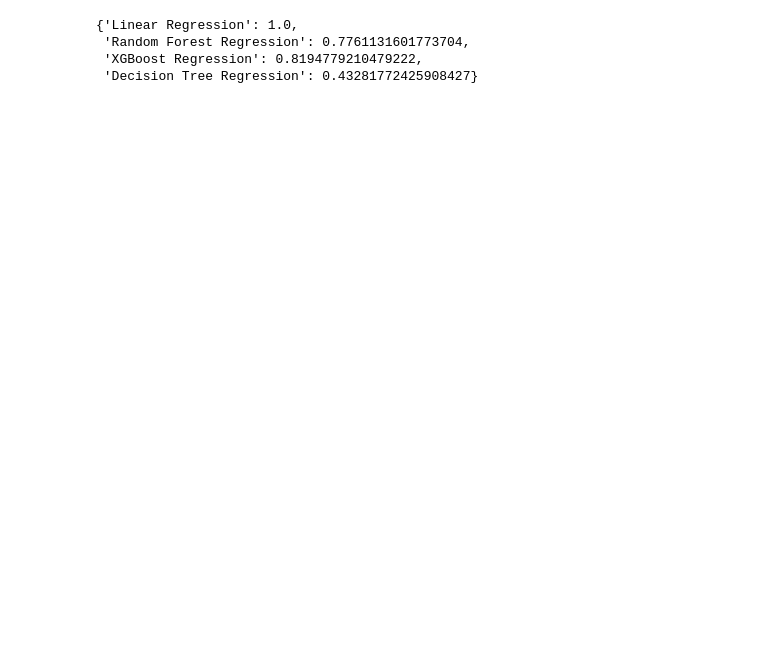
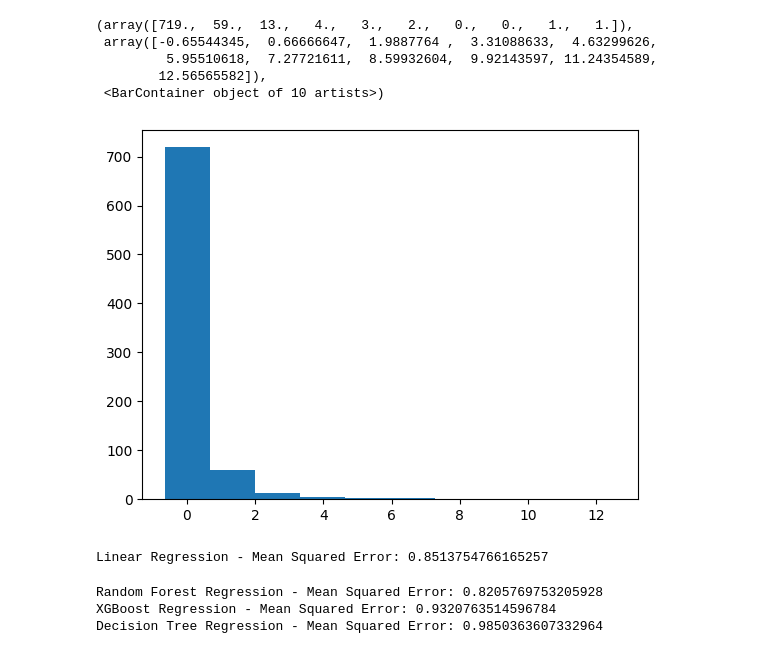
Before and after one commit to evanyfyip/vm-spinal-risk, a Jupyter notebook: vm-spinal-risk/notebooks/pipeline_template.ipynb, the cells around one changed output. Saved outputs shown, nothing was run; the diff lists cells and outputs as text; code cells hidden in the pictures; blank space fills up the shorter version.

Commit message:
added first iteration of full pipeline

```diff
--- a/vm-spinal-risk/notebooks/pipeline_template.ipynb
+++ b/vm-spinal-risk/notebooks/pipeline_template.ipynb
@@ -9,3 +12,3 @@ from sklearn.tree import DecisionTreeRegressor
 # %%
-X, y = make_regression(n_samples=1000, n_features=20, n_informative=10, random_state=42)
-X_train, X_test, y_train, y_test = train_test_split(X, y, test_size=0.2, random_state=42)
+data = pd.read_csv("../notebooks/processed_final.csv")
+data
@@ -47,0 +29,4 @@ array([ 2.53620027e+02, -2.81154526e+01, -3.11731378e+02,  1.94538814e+02,
+# %%
+
+X = data.drop(['num__spinal_risk_final'], axis=1)  # All columns except the last one are predictors
+y = data[['num__spinal_risk_final']]   # The last column is the response variable
@@ -48,3 +67,12 @@ array([ 2.53620027e+02, -2.81154526e+01, -3.11731378e+02,  1.94538814e+02,
+# %%
+plt.hist(y)
+# %% [output]
+(array([719.,  59.,  13.,   4.,   3.,   2.,   0.,   0.,   1.,   1.]),
+ array([-0.65544345,  0.66666647,  1.9887764 ,  3.31088633,  4.63299626,
+         5.95510618,  7.27721611,  8.59932604,  9.92143597, 11.24354589,
+        12.56565582]),
+ <BarContainer object of 10 artists>)
+[figure, added]
 # %%
 #XGBOOST, LINEAR REGRESSION, RANDOM FOREST, DECISION TREE REGRESSOR,
 models = {
@@ -54,18 +82,22 @@ models = {
     'Decision Tree Regression': DecisionTreeRegressor()
 }
 # %%
-# Create a dictionary to hold the cross-validation scores
-cv_scores = {}
+predictions = {}
+for model_name, model in models.items():
+    pipeline = Pipeline([
+        ('scaler', StandardScaler()),  # You can add preprocessing steps here if needed
+        ('model', model)
+    ])
 
-# Evaluate each model using cross-validation
-for name, model in models.items():
-    pipeline = Pipeline([(name, model)])
-    scores = cross_val_score(pipeline, X_train, y_train, cv=5)
-    cv_scores[name] = scores.mean()
+    pipeline.fit(X_train, y_train)
+    y_pred = pipeline.predict(X_test)
 
-cv_scores
+
+    mse = mean_squared_error(y_test, y_pred)
+    print(f'{model_name} - Mean Squared Error: {mse}')
+    predictions[model_name] = y_pred
 # %% [output]
-{'Linear Regression': 1.0,
- 'Random Forest Regression': 0.7761131601773704,
- 'XGBoost Regression': 0.8194779210479222,
- 'Decision Tree Regression': 0.43281772425908427}
+Linear Regression - Mean Squared Error: 0.8513754766165257
+Random Forest Regression - Mean Squared Error: 0.8205769753205928
+XGBoost Regression - Mean Squared Error: 0.9320763514596784
+Decision Tree Regression - Mean Squared Error: 0.9850363607332964
```
Also changed, not shown: parts of 8 cells of this notebook, 2 other files.
